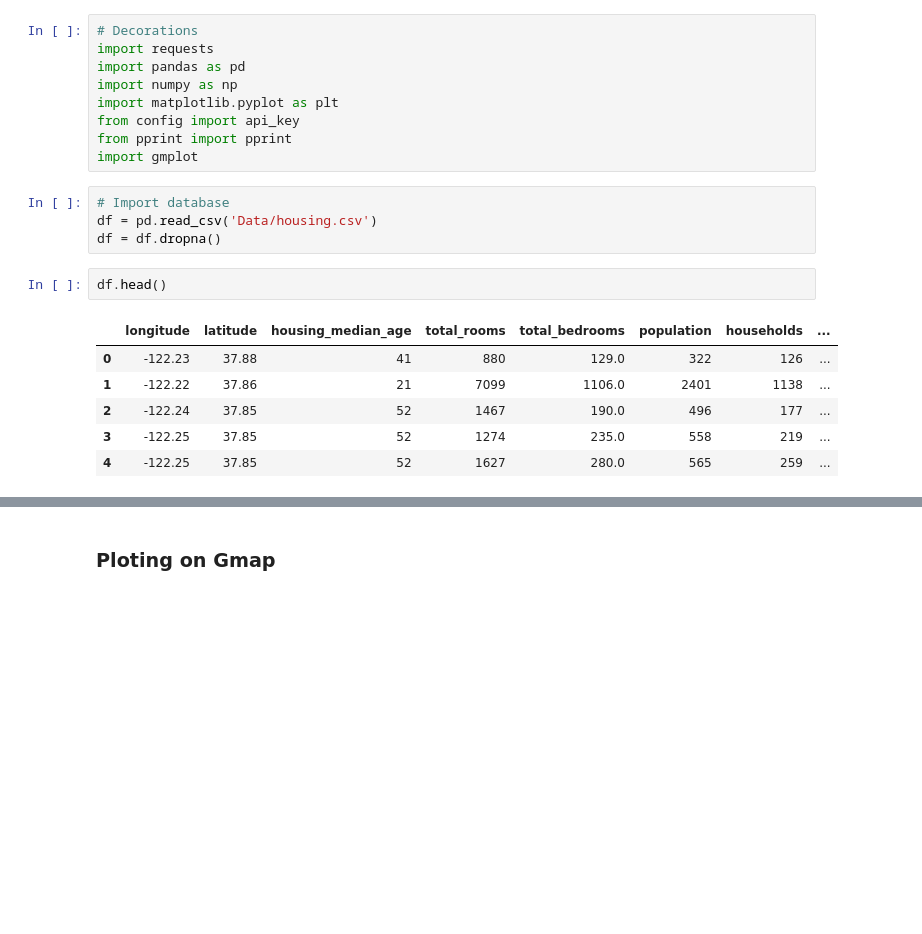
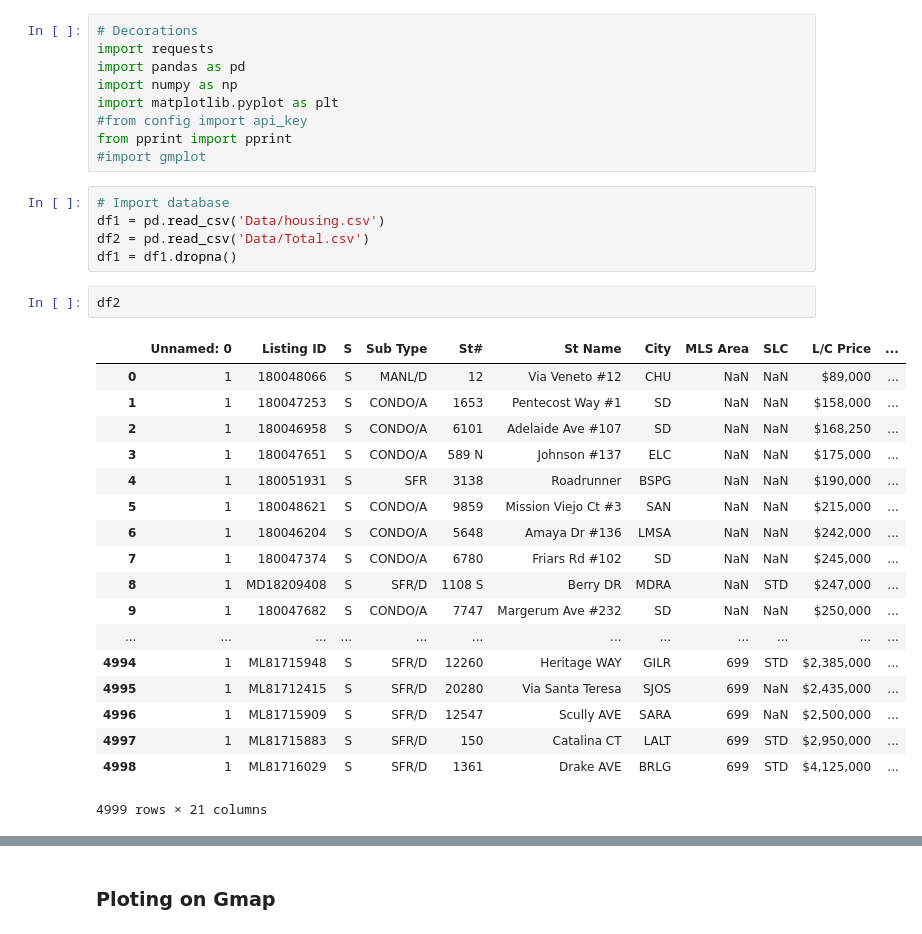
Before and after one commit to truonglybach/project1_UCI, a Jupyter notebook: Project-1.ipynb, the cells around one changed output, grey strips where cells are left out. Drawn from its saved outputs; the diff is of its cells as text; blank space fills up the shorter version.

```diff
--- a/Project-1.ipynb
+++ b/Project-1.ipynb
@@ -4,19 +4,32 @@ import requests
 import pandas as pd
 import numpy as np
 import matplotlib.pyplot as plt
-from config import api_key
+#from config import api_key
 from pprint import pprint
-import gmplot
+#import gmplot
 # %%
 # Import database
-df = pd.read_csv('Data/housing.csv')
-df = df.dropna()
+df1 = pd.read_csv('Data/housing.csv')
+df2 = pd.read_csv('Data/Total.csv')
+df1 = df1.dropna()
-# %%
-df.head()
-# %% [output]
-|  | longitude | latitude | housing_median_age | total_rooms | total_bedrooms | population | households | ... |
-| 0 | -122.23 | 37.88 | 41 | 880 | 129.0 | 322 | 126 | ... |
-| 1 | -122.22 | 37.86 | 21 | 7099 | 1106.0 | 2401 | 1138 | ... |
-| 2 | -122.24 | 37.85 | 52 | 1467 | 190.0 | 496 | 177 | ... |
-| 3 | -122.25 | 37.85 | 52 | 1274 | 235.0 | 558 | 219 | ... |
-| 4 | -122.25 | 37.85 | 52 | 1627 | 280.0 | 565 | 259 | ... |
+# %%
+df2
+# %% [output]
+|  | Unnamed: 0 | Listing ID | S | Sub Type | St# | St Name | City | MLS Area | SLC | L/C Price | ... |
+| 0 | 1 | 180048066 | S | MANL/D | 12 | Via Veneto #12 | CHU | NaN | NaN | $89,000 | ... |
+| 1 | 1 | 180047253 | S | CONDO/A | 1653 | Pentecost Way #1 | SD | NaN | NaN | $158,000 | ... |
+| 2 | 1 | 180046958 | S | CONDO/A | 6101 | Adelaide Ave #107 | SD | NaN | NaN | $168,250 | ... |
+| 3 | 1 | 180047651 | S | CONDO/A | 589 N | Johnson #137 | ELC | NaN | NaN | $175,000 | ... |
+| 4 | 1 | 180051931 | S | SFR | 3138 | Roadrunner | BSPG | NaN | NaN | $190,000 | ... |
+| 5 | 1 | 180048621 | S | CONDO/A | 9859 | Mission Viejo Ct #3 | SAN | NaN | NaN | $215,000 | ... |
+| 6 | 1 | 180046204 | S | CONDO/A | 5648 | Amaya Dr #136 | LMSA | NaN | NaN | $242,000 | ... |
+| 7 | 1 | 180047374 | S | CONDO/A | 6780 | Friars Rd #102 | SD | NaN | NaN | $245,000 | ... |
+| 8 | 1 | MD18209408 | S | SFR/D | 1108 S | Berry DR | MDRA | NaN | STD | $247,000 | ... |
+| 9 | 1 | 180047682 | S | CONDO/A | 7747 | Margerum Ave #232 | SD | NaN | NaN | $250,000 | ... |
+| ... | ... | ... | ... | ... | ... | ... | ... | ... | ... | ... | ... |
+| 4994 | 1 | ML81715948 | S | SFR/D | 12260 | Heritage WAY | GILR | 699 | STD | $2,385,000 | ... |
+| 4995 | 1 | ML81712415 | S | SFR/D | 20280 | Via Santa Teresa | SJOS | 699 | NaN | $2,435,000 | ... |
+| 4996 | 1 | ML81715909 | S | SFR/D | 12547 | Scully AVE | SARA | 699 | NaN | $2,500,000 | ... |
+| 4997 | 1 | ML81715883 | S | SFR/D | 150 | Catalina CT | LALT | 699 | STD | $2,950,000 | ... |
+| 4998 | 1 | ML81716029 | S | SFR/D | 1361 | Drake AVE | BRLG | 699 | STD | $4,125,000 | ... |
+4999 rows × 21 columns
```
Also changed, not shown: parts of 7 cells of this notebook, 16 other files.
